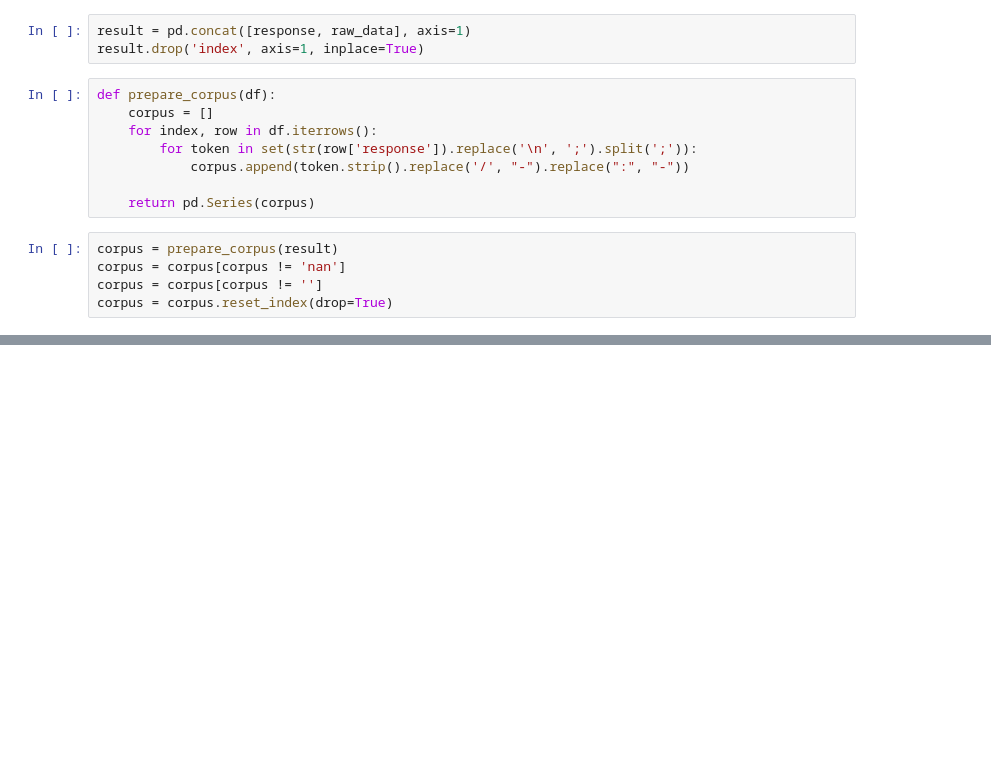
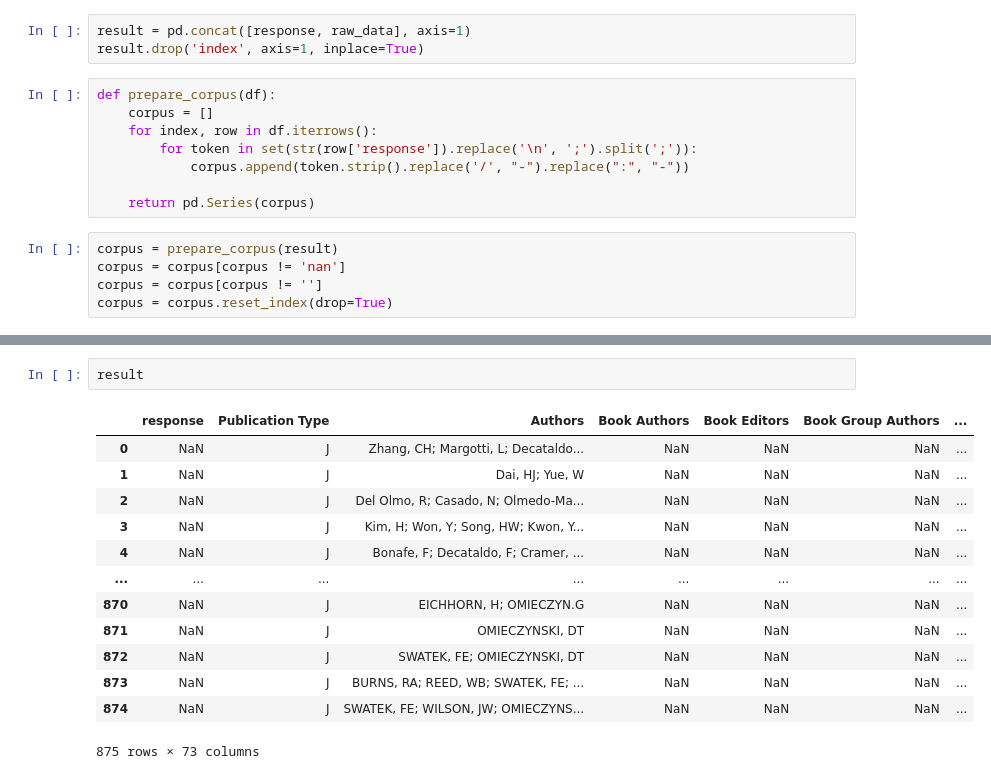
Before and after one commit to selaxco/OMIECs, a Jupyter notebook: scripts/OMIECs/preprocessing.ipynb, the cells around one changed output, grey strips where cells are left out. Drawn from its saved outputs; the diff is of its cells as text; blank space fills up the shorter version.

```diff
--- a/scripts/OMIECs/preprocessing.ipynb
+++ b/scripts/OMIECs/preprocessing.ipynb
@@ -111,0 +139,16 @@ array(['EG-GOPS-PEDOT-PSS', 'PEDOT', 'PEDOT-Cl', 'PEDOT-EDOTCOOH',
+# %%
+result
+# %% [output]
+|  | response | Publication Type | Authors | Book Authors | Book Editors | Book Group Authors | ... |
+| 0 | NaN | J | Zhang, CH; Margotti, L; Decataldo... | NaN | NaN | NaN | ... |
+| 1 | NaN | J | Dai, HJ; Yue, W | NaN | NaN | NaN | ... |
+| 2 | NaN | J | Del Olmo, R; Casado, N; Olmedo-Ma... | NaN | NaN | NaN | ... |
+| 3 | NaN | J | Kim, H; Won, Y; Song, HW; Kwon, Y... | NaN | NaN | NaN | ... |
+| 4 | NaN | J | Bonafe, F; Decataldo, F; Cramer, ... | NaN | NaN | NaN | ... |
+| ... | ... | ... | ... | ... | ... | ... | ... |
+| 870 | NaN | J | EICHHORN, H; OMIECZYN.G | NaN | NaN | NaN | ... |
+| 871 | NaN | J | OMIECZYNSKI, DT | NaN | NaN | NaN | ... |
+| 872 | NaN | J | SWATEK, FE; OMIECZYNSKI, DT | NaN | NaN | NaN | ... |
+| 873 | NaN | J | BURNS, RA; REED, WB; SWATEK, FE; ... | NaN | NaN | NaN | ... |
+| 874 | NaN | J | SWATEK, FE; WILSON, JW; OMIECZYNS... | NaN | NaN | NaN | ... |
+875 rows × 73 columns
```
Also changed, not shown: parts of 12 cells of this notebook, 7 other files.
